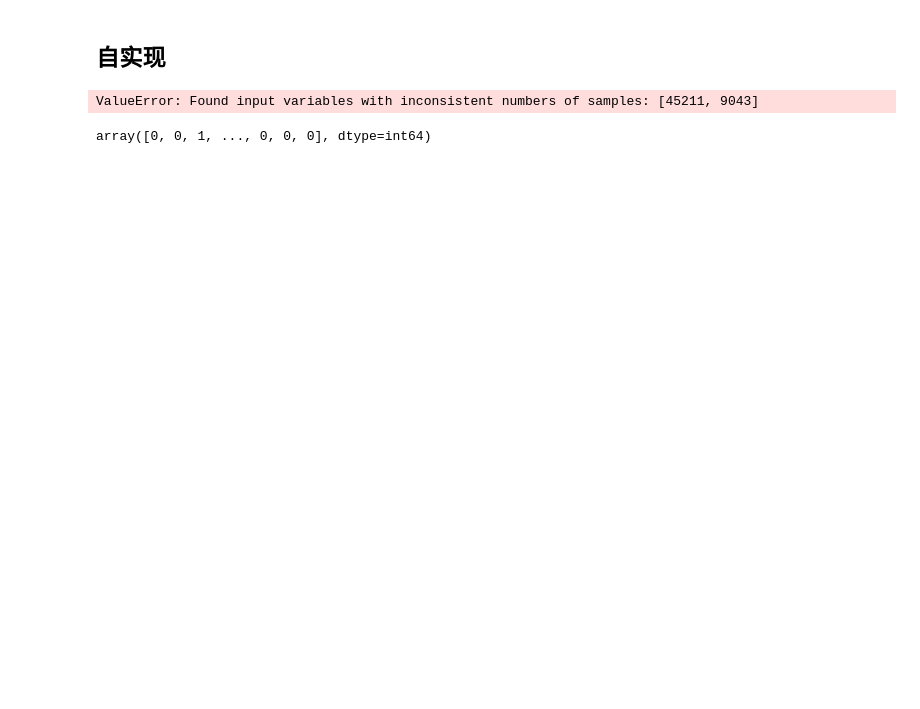
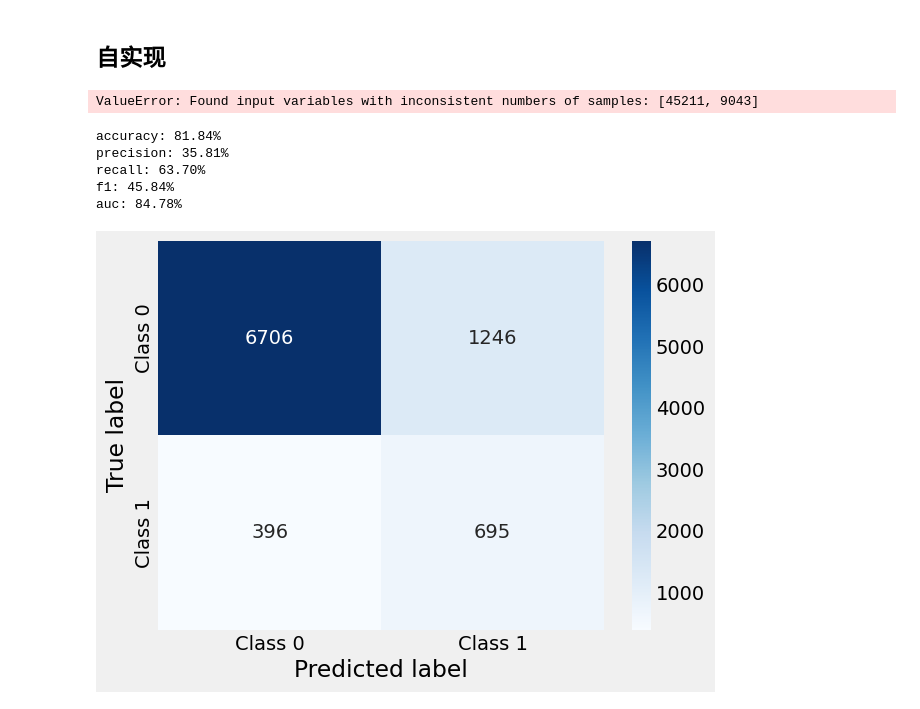
Before and after one commit to Dexter6268/DataMining-Project2, a Jupyter notebook: Bank Marketing.ipynb, the cells around one changed output. Cells and saved outputs as stored; diff of their text form; code cells hidden in the pictures; blank space fills up the shorter version.

```diff
--- a/Bank Marketing.ipynb
+++ b/Bank Marketing.ipynb
@@ -420,19 +420,15 @@ from RandomForest import RandomForest
 from sklearn.model_selection import cross_val_predict, StratifiedKFold
 from imblearn.pipeline import Pipeline as ImbPipeline
 from imblearn.over_sampling import SMOTE
-
 from sklearn.model_selection import train_test_split
-X_train, X_test, y_train, y_test = train_test_split(X, y, test_size = 0.2, random_state = RANDOM_SEED)
+X_train, X_test, y_train, y_test = train_test_split(X, y, test_size = 0.2, random_state=RANDOM_SEED)
 
 random_state = 42
 rf_custom = RandomForest(n_estimators=50,
-                            max_depth=10,
+                            max_depth=6,
                             min_samples_split=20,
                             mode="classification",
                             random_state=random_state,
-                            max_features='sqrt',
-                            oob_score=False,
-                            n_jobs=1
                             )
 smote = SMOTE(sampling_strategy='auto', random_state=RANDOM_SEED)
 X_train, y_train = smote.fit_resample(X_train, y_train)
@@ -445,18 +441,20 @@ X_train, y_train = smote.fit_resample(X_train, y_train)
 # y_pred_prob = cross_val_predict(pipeline, X, y, cv=cv, method='predict_proba')[:, 1]
 
 rf_custom.fit(X_train, y_train)
-y_pred_prob = rf_custom.predict(X_test)
+y_pred_prob = rf_custom.predict_proba(X_test)[:, 1]
 y_pred = (y_pred_prob >= 0.5).astype(int)
 
-print_metrics(y, y_pred, y_pred_prob)
-
-
-
-# rf_custom.fit(X_train, y_train)
-# y_pred = rf_custom.predict(X_test)
+print_metrics(y_test, y_pred, y_pred_prob)
 # %% [output]
 ValueError: Found input variables with inconsistent numbers of samples: [45211, 9043]
-# %%
-y_pred_prob
-# %% [output]
-array([0, 0, 1, ..., 0, 0, 0], dtype=int64)
+# %%
+y_prob = rf_custom.predict_proba(X_test)[:, 1]
+y_pred = rf_custom.predict(X_test)
+print_metrics(y_test, y_pred, y_prob)
+# %% [output]
+accuracy: 81.84%
+precision: 35.81%
+recall: 63.70%
+f1: 45.84%
+auc: 84.78%
+[figure, added]
```
Also changed, not shown: parts of 1 cell of this notebook, 3 other files.
